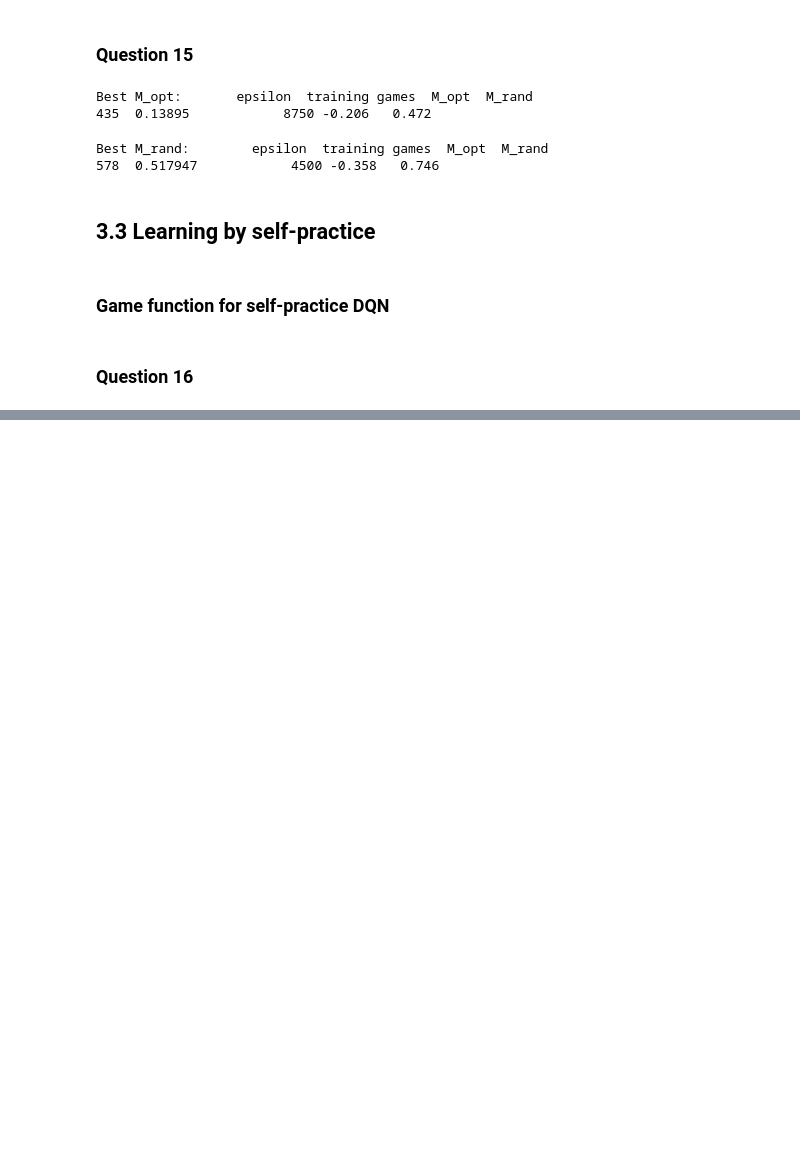
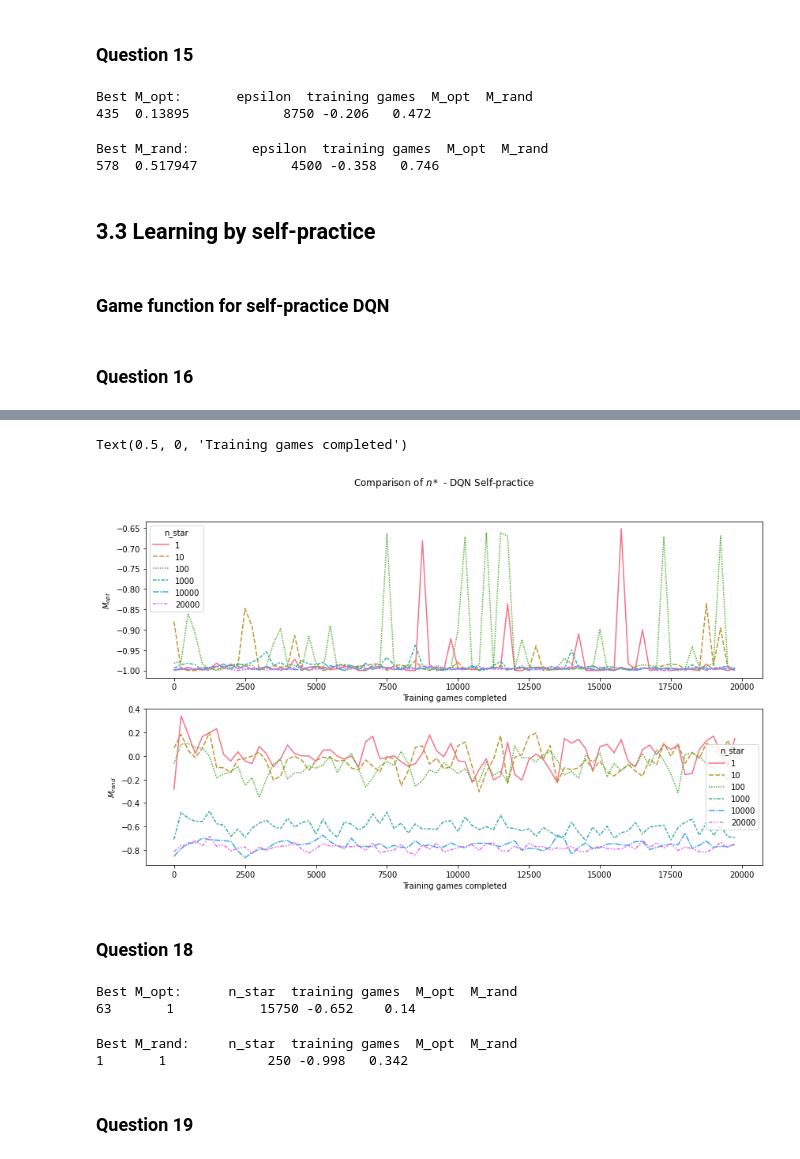
Before and after one commit to dauvillc/qlearning_tictactoe, a Jupyter notebook: answers.ipynb, the cells around one changed output, grey strips where cells are left out. Cells and saved outputs as stored; diff of their text form; code cells hidden in the pictures; blank space fills up the shorter version.

```diff
--- a/answers.ipynb
+++ b/answers.ipynb
@@ -1121,0 +1129,48 @@ plt.show()
+# %%
+n_star_values = [1, 10, 100, 1000, 10000, 20000]
+# Dict that will associate every value of n* to its performances curve
+perfs = []
+game_indices = np.arange(0, 20001, 250)
+dqn_agents = {}
+for n_star in n_star_values:
+    dqn_player_1 = DQNPlayer(device, epsilon=decreasing_epsilon(n_star))
+    dqn_player_2 = DQNPlayer(device, epsilon=decreasing_epsilon(n_star), use_agent_weights=dqn_player_1)
+    dqn_agents[n_star] = dqn_player_1, dqn_player_2)
+
+    # Trains for 20,0000 games and measure the performances every 250 games
+    _, _, m_opt_values, m_rand_values = play_games_dqn_self_practice(dqn_player_1, dqn_player_2,
+                                                       nb_games=20000,
+                                                       measure_perf=True)
+    # For each performance measure, adds an entry in the list with
+    # (value of n*, number of games played at the time of measurement, measured Mopt, Mrand)
+    for n_games, m_opt, m_rand in zip(game_indices, m_opt_values, m_rand_values):
+        perfs.append((n_star, n_games, m_opt, m_rand))
+
+# Converts the performances list to a DataFrame
+perfs_df = pd.DataFrame(perfs, columns=['n_star', 'training games', 'M_opt', 'M_rand'])
+# %%
+fig, ax = plt.subplots(nrows=2, ncols=1, figsize=(14, 8))
+fig.suptitle("Comparison of $n*$ - DQN Self-practice")
+sns.lineplot(data=perfs_df, x="training games", y="M_opt", hue="n_star", style="n_star", ax=ax[0],
+             palette=sns.color_palette("husl", len(n_star_values)))
+ax[0].set_ylabel("$M_{opt}$")
+ax[0].set_xlabel("Training games completed")
+sns.lineplot(data=perfs_df, x="training games", y="M_rand", hue="n_star", style="n_star", ax=ax[1],
+             palette=sns.color_palette("husl", len(n_star_values)))
+ax[1].set_ylabel("$M_{rand}$")
+ax[1].set_xlabel("Training games completed")
+# %% [output]
+Text(0.5, 0, 'Training games completed')
+[figure, added]
+# %% [markdown]
+### Question 18
+# %%
+print("Best M_opt: ", perfs_df[perfs_df['M_opt'] == perfs_df['M_opt'].max()])
+# %% [output]
+Best M_opt:      n_star  training games  M_opt  M_rand
+63       1           15750 -0.652    0.14
+# %%
+print("Best M_rand: \n", perfs_df[perfs_df['M_rand'] == perfs_dbest_nstar_selfpracticed'].max()])
+# %% [output]
+Best M_rand:     n_star  training games  M_opt  M_rand
+1       1             250 -0.998   0.342
@@ -1121,0 +1180,2 @@ plt.show()
+# %% [markdown]
+### Question 19
```
Also changed, not shown: parts of 11 cells of this notebook, 1 other file.
